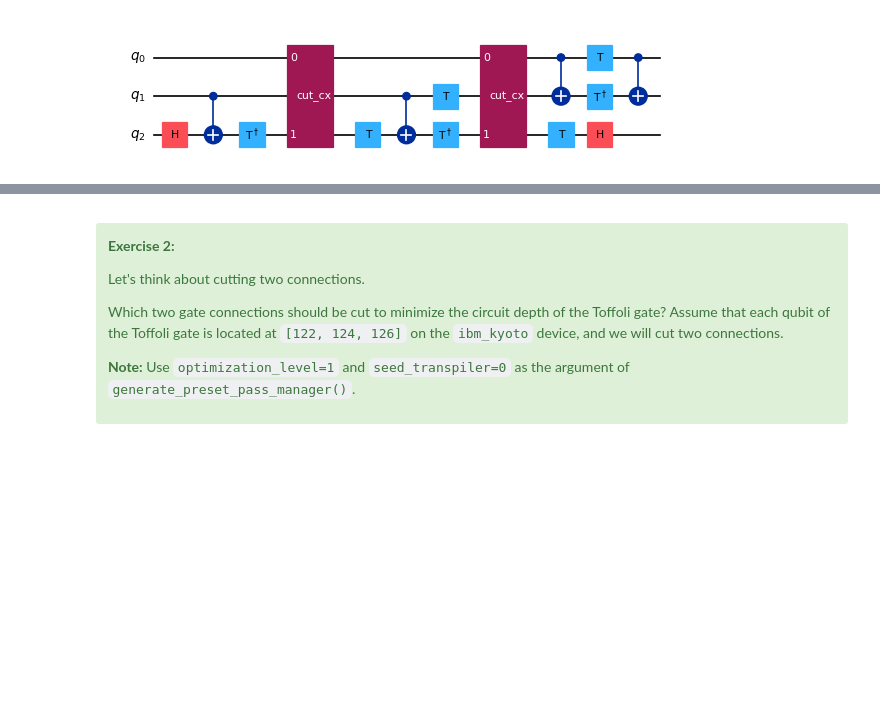
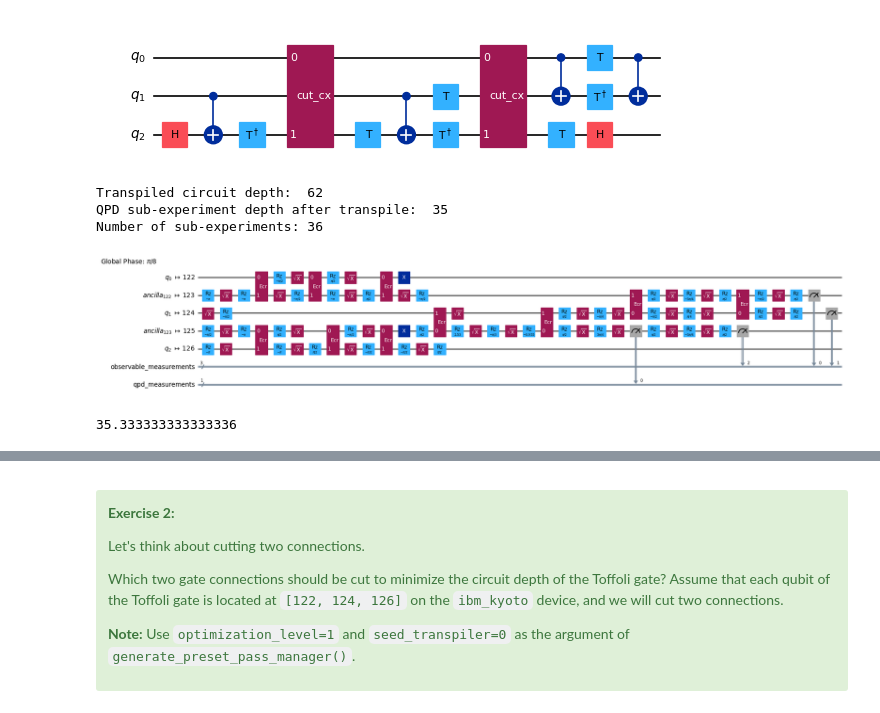
Before and after one commit to martinellop/ibm_quantum_challenge_24, a Jupyter notebook: content/lab_3/lab-3-circuit-knitting.ipynb, the cells around one changed output, grey strips where cells are left out. Cells and saved outputs as stored; diff of their text form; code cells hidden in the pictures; blank space fills up the shorter version.

```diff
--- a/content/lab_3/lab-3-circuit-knitting.ipynb
+++ b/content/lab_3/lab-3-circuit-knitting.ipynb
@@ -306,32 +306,41 @@ qpd_circuit.draw("mpl", scale=0.6)
 # %%
 # set the observables
 observable = SparsePauliOp(["ZZZ"])
 
 ### Write your code below here ###
 # Generate the sub-experiments and sampling coefficients
-sub_experiments, coefficients =
+sub_experiments, coefficients = generate_cutting_experiments(
+    circuits=qpd_circuit, observables=observable.paulis, num_samples=np.inf)
 
 # Transpile the circuit
 # Note: Use optimization_level=1 and seed_transpiler=0
-
+isa_qpd_circuit = pass_manager.run(sub_experiments[5])
 
 
 # Depth using circuit cutting
-isa_qpd_toffoli_depth =
+isa_qpd_toffoli_depth =isa_qpd_circuit.depth()
 
 ### Don't change any code past this line ###
 print(f"Transpiled circuit depth: ", isa_toffoli_depth)
 print(f"QPD sub-experiment depth after transpile: ", isa_qpd_toffoli_depth)
 print(f"Number of sub-experiments:", len(sub_experiments))
 isa_qpd_circuit.draw("mpl", scale=0.6, idle_wires=False, fold=False)
+# %% [output]
+Transpiled circuit depth:  62
+QPD sub-experiment depth after transpile:  35
+Number of sub-experiments: 36
+[figure, added]
 # %%
 ### Write your code below here ###
 # mean of the depth of all sub-experiments
-depth_list =
-isa_qpd_toffoli_depth_mean =
+
+depth_list = np.array([c.depth() for c in pass_manager.run(sub_experiments)])
+isa_qpd_toffoli_depth_mean = np.asarray(depth_list).mean()
 
 ### Don't change any code past this line ###
 print(isa_qpd_toffoli_depth_mean)
+# %% [output]
+35.333333333333336
 # %%
 # Submit your answer using following code
 
```
Also changed, not shown: parts of 5 cells of this notebook, 4 other files.
